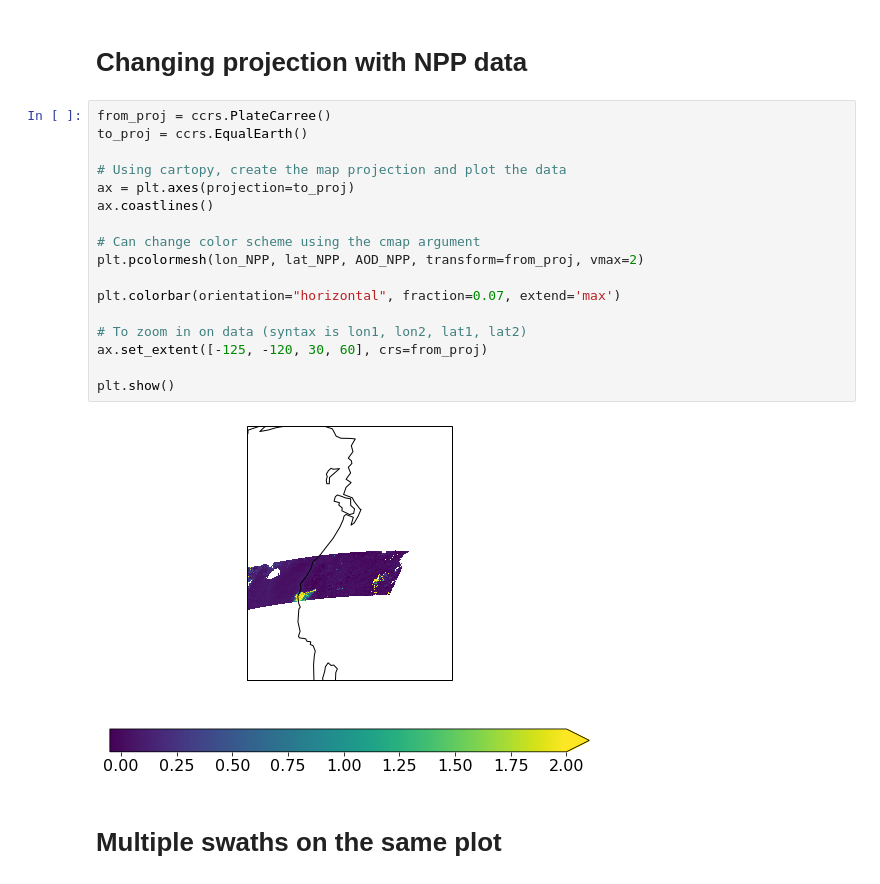
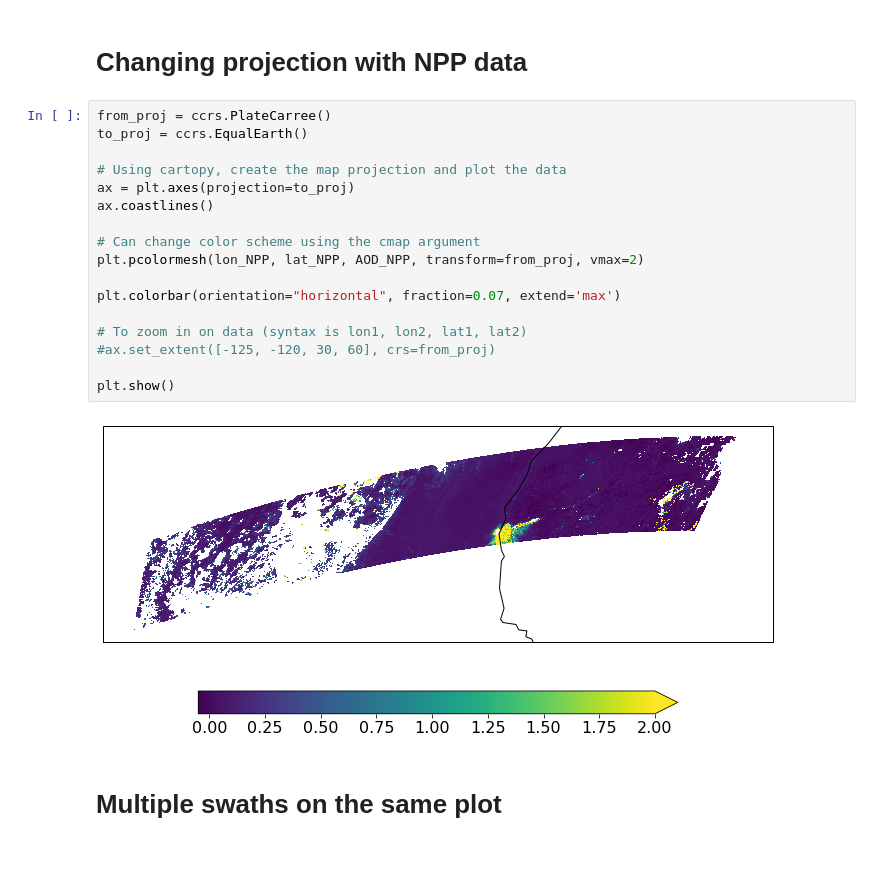
Before and after one commit to mhgcmcc/AGU-python-workshop-2019, a Jupyter notebook: answers-to-questions.ipynb, the cells around one changed output. Drawn from its saved outputs; the diff is of its cells as text; blank space fills up the shorter version.

```diff
--- a/answers-to-questions.ipynb
+++ b/answers-to-questions.ipynb
@@ -55,22 +55,22 @@ lon_NPP = npp['Longitude']
 # %%
 from_proj = ccrs.PlateCarree()
 to_proj = ccrs.EqualEarth()
 
 # Using cartopy, create the map projection and plot the data
 ax = plt.axes(projection=to_proj)
 ax.coastlines()
 
 # Can change color scheme using the cmap argument
 plt.pcolormesh(lon_NPP, lat_NPP, AOD_NPP, transform=from_proj, vmax=2)
 
 plt.colorbar(orientation="horizontal", fraction=0.07, extend='max')
 
 # To zoom in on data (syntax is lon1, lon2, lat1, lat2)
-ax.set_extent([-125, -120, 30, 60], crs=from_proj)
+#ax.set_extent([-125, -120, 30, 60], crs=from_proj)
 
 plt.show()
 # %% [output]
-[figure, old version]
+[figure, new version]
 # %% [markdown]
 # Multiple swaths on the same plot
 # %%
```
Also changed, not shown: parts of 1 cell of this notebook.
